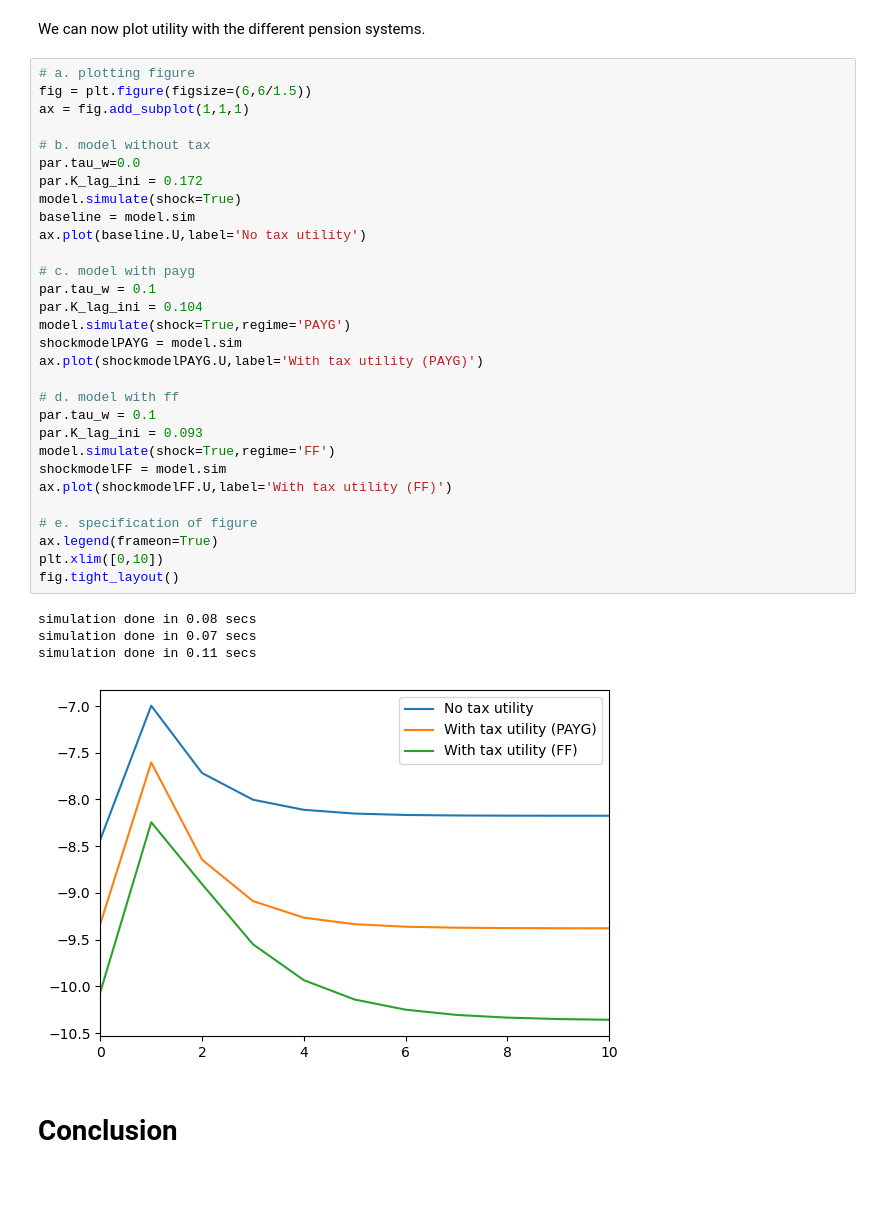
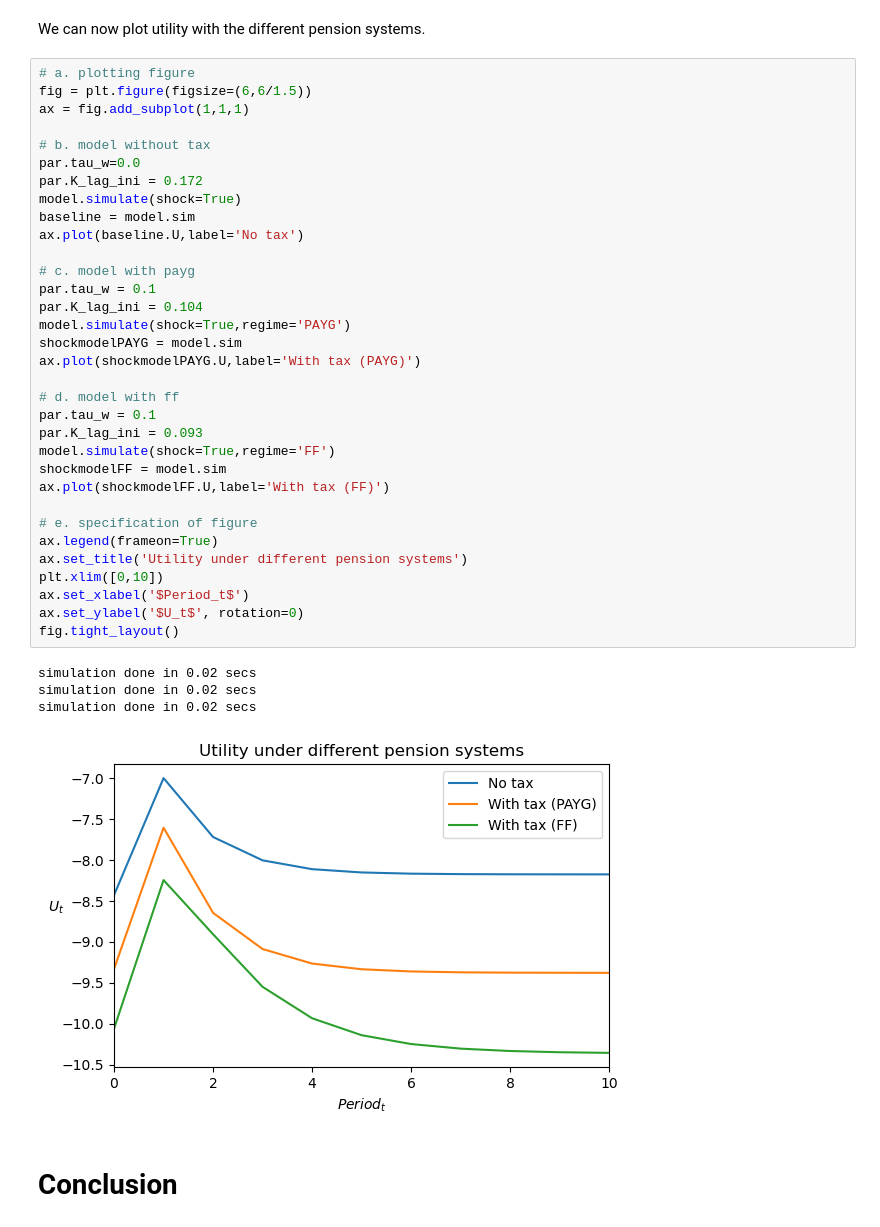
Before and after one commit to NumEconCopenhagen/projects-2023-jacob-per, a Jupyter notebook: modelproject/modelproject.ipynb, the cells around one changed output. Drawn from its saved outputs; the diff is of its cells as text; blank space fills up the shorter version.

```diff
--- a/modelproject/modelproject.ipynb
+++ b/modelproject/modelproject.ipynb
@@ -207,38 +212,41 @@ We can now plot utility with the different pension systems.
 # %%
 # a. plotting figure
 fig = plt.figure(figsize=(6,6/1.5))
 ax = fig.add_subplot(1,1,1)
 
 # b. model without tax
 par.tau_w=0.0
 par.K_lag_ini = 0.172
 model.simulate(shock=True)
 baseline = model.sim
-ax.plot(baseline.U,label='No tax utility')
+ax.plot(baseline.U,label='No tax')
 
 # c. model with payg
 par.tau_w = 0.1
 par.K_lag_ini = 0.104
 model.simulate(shock=True,regime='PAYG')
 shockmodelPAYG = model.sim
-ax.plot(shockmodelPAYG.U,label='With tax utility (PAYG)')
+ax.plot(shockmodelPAYG.U,label='With tax (PAYG)')
 
 # d. model with ff
 par.tau_w = 0.1
 par.K_lag_ini = 0.093
 model.simulate(shock=True,regime='FF')
 shockmodelFF = model.sim
-ax.plot(shockmodelFF.U,label='With tax utility (FF)')
+ax.plot(shockmodelFF.U,label='With tax (FF)')
 
 # e. specification of figure
 ax.legend(frameon=True)
+ax.set_title('Utility under different pension systems')
 plt.xlim([0,10])
+ax.set_xlabel('$Period_t$')
+ax.set_ylabel('$U_t$', rotation=0)
 fig.tight_layout()
 # %% [output]
-simulation done in 0.08 secs
-simulation done in 0.07 secs
-simulation done in 0.11 secs
+simulation done in 0.02 secs
+simulation done in 0.02 secs
+simulation done in 0.02 secs
-[figure, old version]
+[figure, new version]
 # %% [markdown]
 # Conclusion
 # %% [markdown]
```
Also changed, not shown: parts of 5 cells of this notebook.
